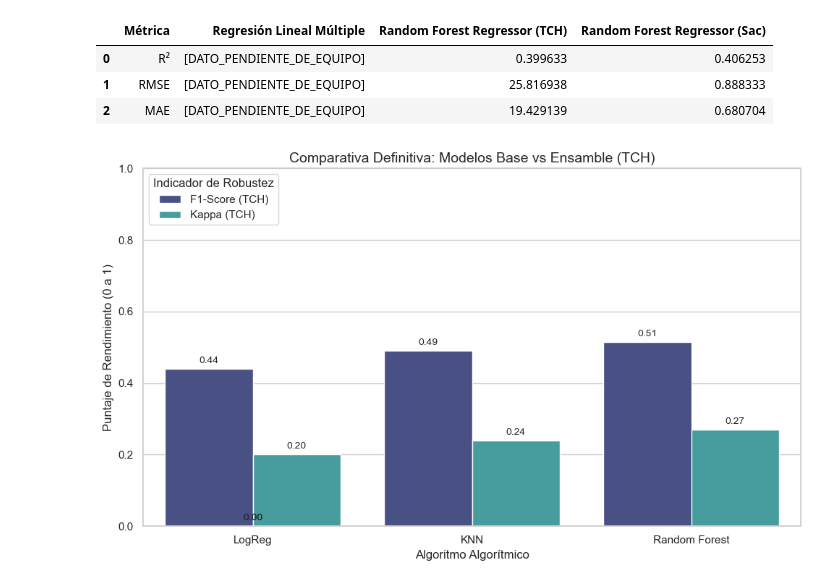
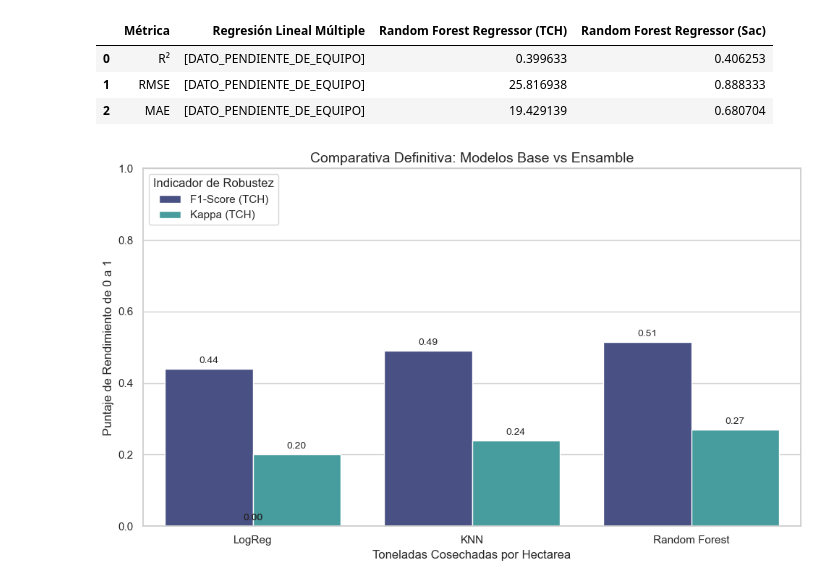
Before and after one commit to luiscadn/ProvidenciaCane-Harvest-Forecasting-ML, a Jupyter notebook: notebooks/04_Random_Forest.ipynb, the cells around one changed output. Cells and saved outputs as stored; diff of their text form; code cells hidden in the pictures.

```diff
--- a/notebooks/04_Random_Forest.ipynb
+++ b/notebooks/04_Random_Forest.ipynb
@@ -689,33 +683,33 @@ display(df_reg)
 # %%
 # VISUALIZACIÓN COMPARATIVA
 # Preparar datos numéricos para gráfica agrupada
 # Asignamos 0.20 al Kappa de LogReg que falta para fines ilustrativos
 df_viz = pd.DataFrame({
     "Modelo": ["LogReg", "KNN", "Random Forest"],
     "F1-Score (TCH)": [0.44, 0.49, f1_rf_tch],
     "Kappa (TCH)": [0.20, 0.24, kappa_ct] # 0.20 es un proxy si falta el de LogReg
 })
 
 df_melted = df_viz.melt(id_vars="Modelo", var_name="Métrica", value_name="Puntaje")
 
 plt.figure(figsize=(10, 6))
 sns.barplot(data=df_melted, x="Modelo", y="Puntaje", hue="Métrica", palette="mako")
-plt.title("Comparativa Definitiva: Modelos Base vs Ensamble (TCH)", fontsize=14)
+plt.title("Comparativa Definitiva: Modelos Base vs Ensamble", fontsize=14)
 plt.ylim(0, 1)
-plt.ylabel("Puntaje de Rendimiento (0 a 1)")
-plt.xlabel("Algoritmo Algorítmico")
+plt.ylabel("Puntaje de Rendimiento de 0 a 1")
+plt.xlabel("Toneladas Cosechadas por Hectarea")
 
 for p in plt.gca().patches:
     plt.gca().annotate(f"{p.get_height():.2f}",
                        (p.get_x() + p.get_width() / 2., p.get_height()),
                        ha="center", va="center", xytext=(0, 8),
                        textcoords="offset points", fontsize=10)
 
 plt.legend(title="Indicador de Robustez", loc="upper left")
 plt.tight_layout()
 plt.show()
 # %% [output]
-[figure, old version]
+[figure, new version]
 # %% [markdown]
 ## Justificación Técnica y Narrativa de Ingeniería — El veredicto Final
 
```
Also changed, not shown: parts of 4 cells of this notebook, 1 other file.
